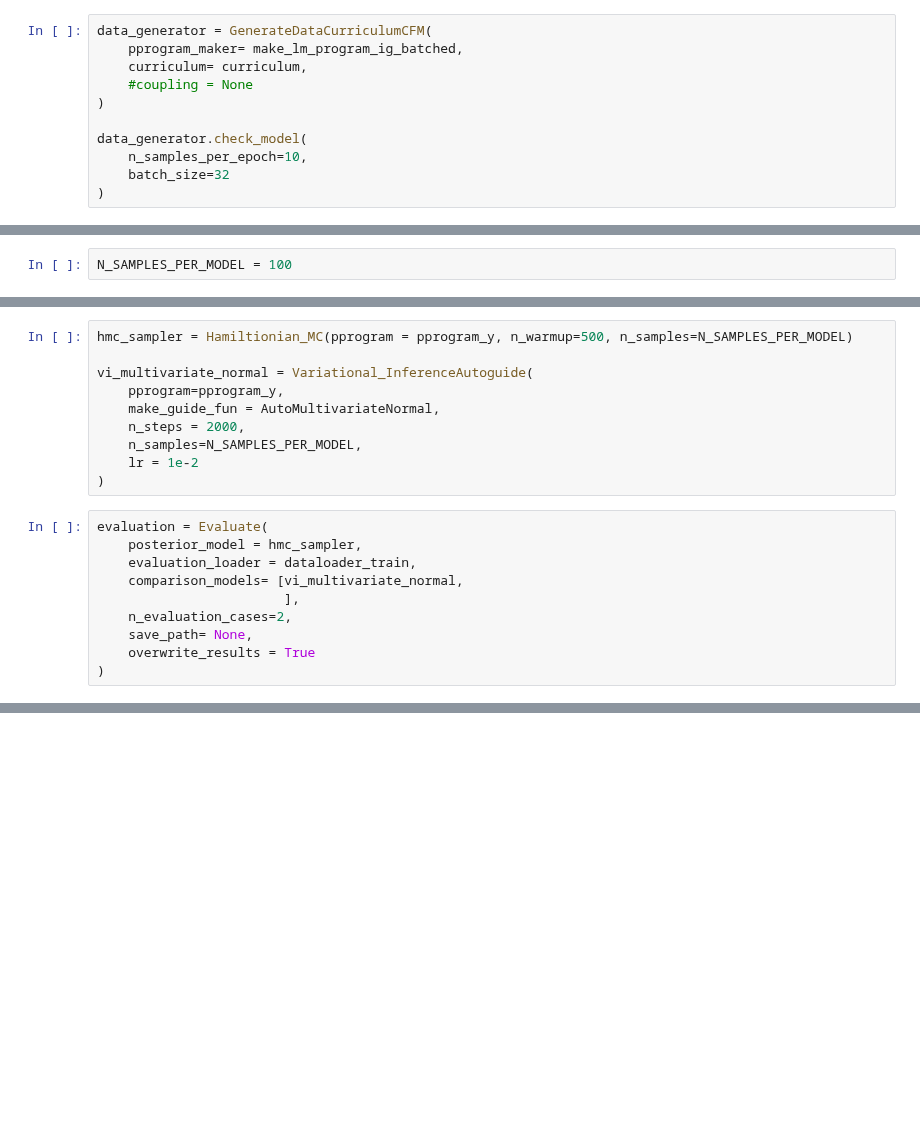
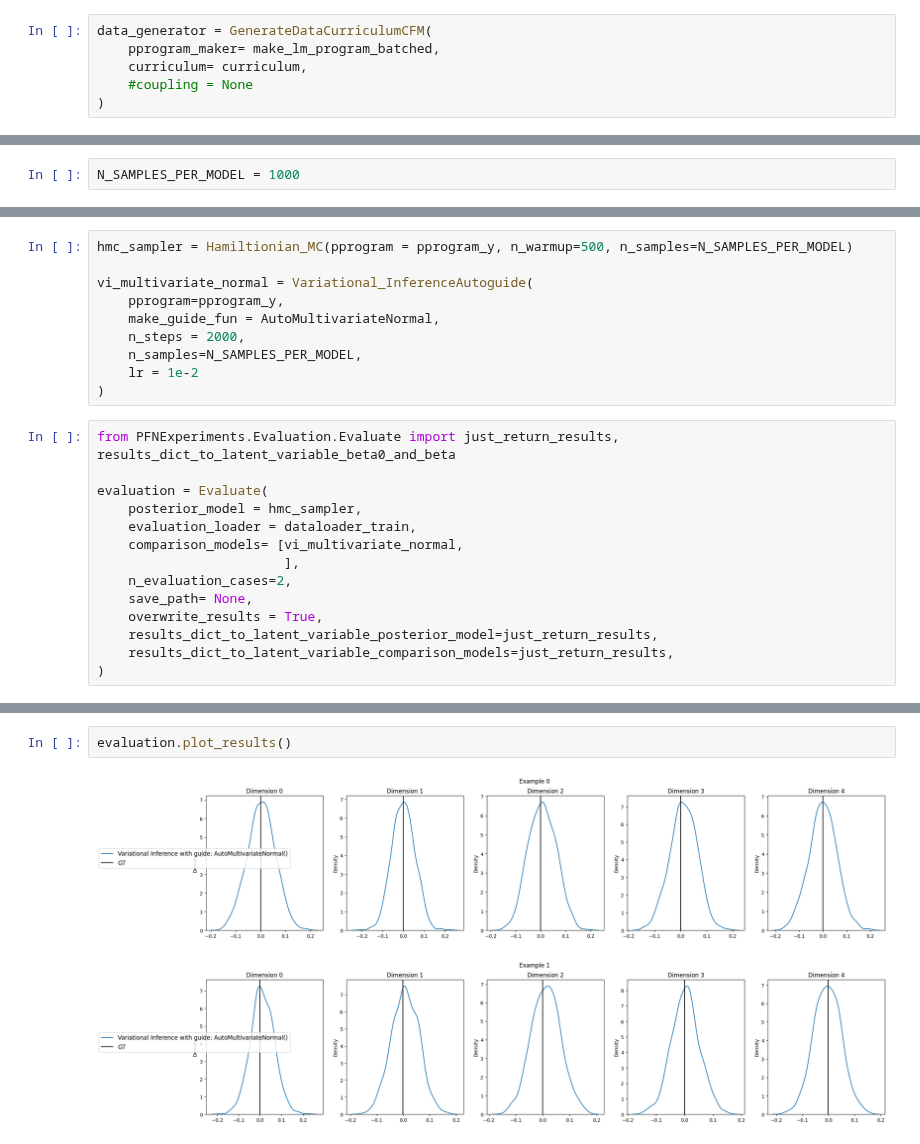
Before and after one commit to ArikReuter/ICL_for_Full_Bayesian_Inference, a Jupyter notebook: LinearRegression/GenerativeModels/Test_PProgram.ipynb, the cells around one changed output, grey strips where cells are left out. Saved outputs shown, nothing was run; the diff lists cells and outputs as text; blank space fills up the shorter version.

```diff
--- a/LinearRegression/GenerativeModels/Test_PProgram.ipynb
+++ b/LinearRegression/GenerativeModels/Test_PProgram.ipynb
@@ -42,11 +68,6 @@ curriculum.add_param_list(
 # %%
 data_generator = GenerateDataCurriculumCFM(
-    pprogram_maker= make_lm_program_ig_batched,
+    pprogram_maker= make_lm_program_batched,
     curriculum= curriculum,
     #coupling = None
 )
-
-data_generator.check_model(
-    n_samples_per_epoch=10,
-    batch_size=32
-)
@@ -119,5 +109,5 @@ Warning: n_samples_to_generate_at_once should be smaller than n_samples_per_epoc
 # %%
-N_SAMPLES_PER_MODEL = 100
+N_SAMPLES_PER_MODEL = 1000
 # %%
 pprogram = make_lm_program(**data_generator.curriculum.get_params(-1))
 pprogram_y = return_only_y(pprogram)
@@ -132,6 +122,8 @@ vi_multivariate_normal = Variational_InferenceAutoguide(
     lr = 1e-2
 )
 # %%
+from PFNExperiments.Evaluation.Evaluate import just_return_results, results_dict_to_latent_variable_beta0_and_beta
+
 evaluation = Evaluate(
     posterior_model = hmc_sampler,
     evaluation_loader = dataloader_train,
@@ -139,7 +131,9 @@ evaluation = Evaluate(
                         ],
     n_evaluation_cases=2,
     save_path= None,
-    overwrite_results = True
+    overwrite_results = True,
+    results_dict_to_latent_variable_posterior_model=just_return_results,
+    results_dict_to_latent_variable_comparison_models=just_return_results,
 )
 # %%
 evaluation.run_evaluation()
@@ -242,0 +140,5 @@ P-values:
+# %%
+evaluation.plot_results()
+# %% [output]
+[figure, added]
+[figure, added]
```
Also changed, not shown: parts of 7 cells of this notebook, 8 other files.
